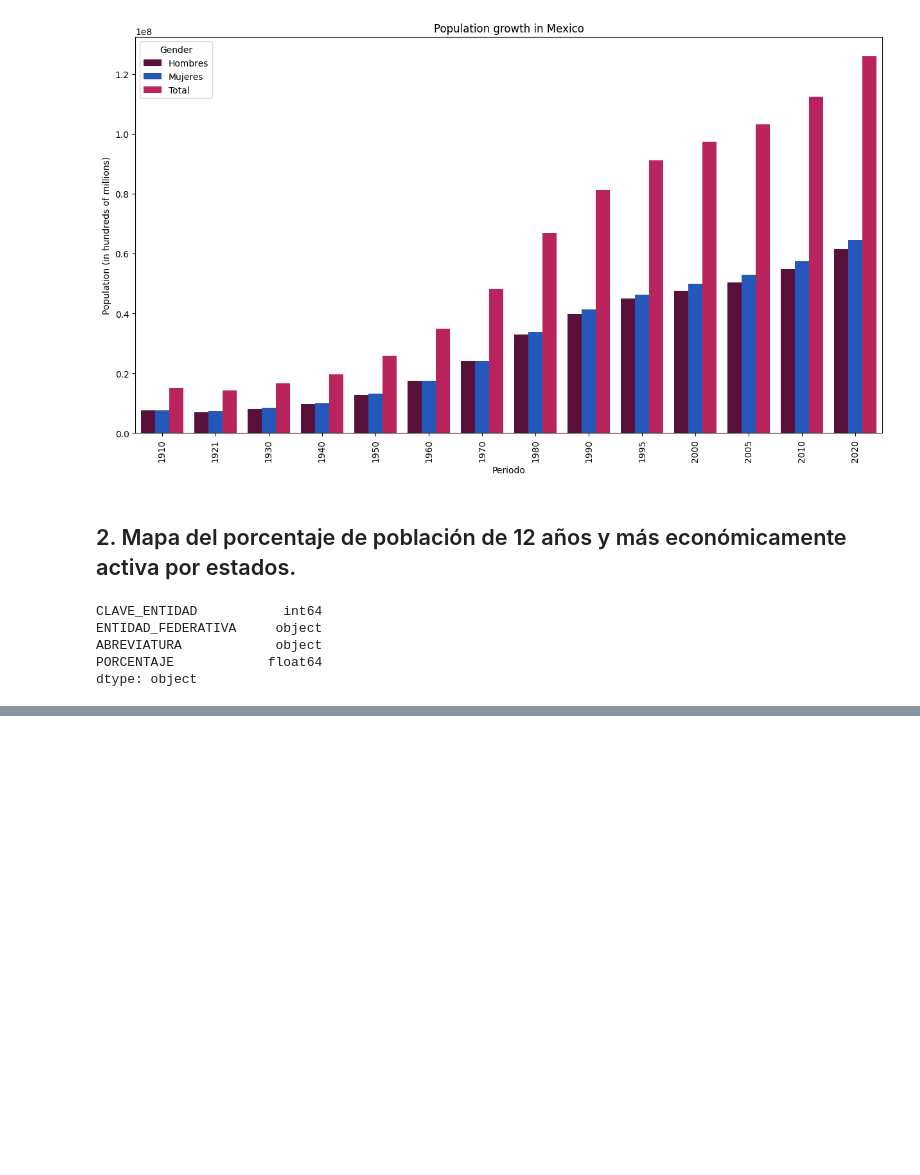
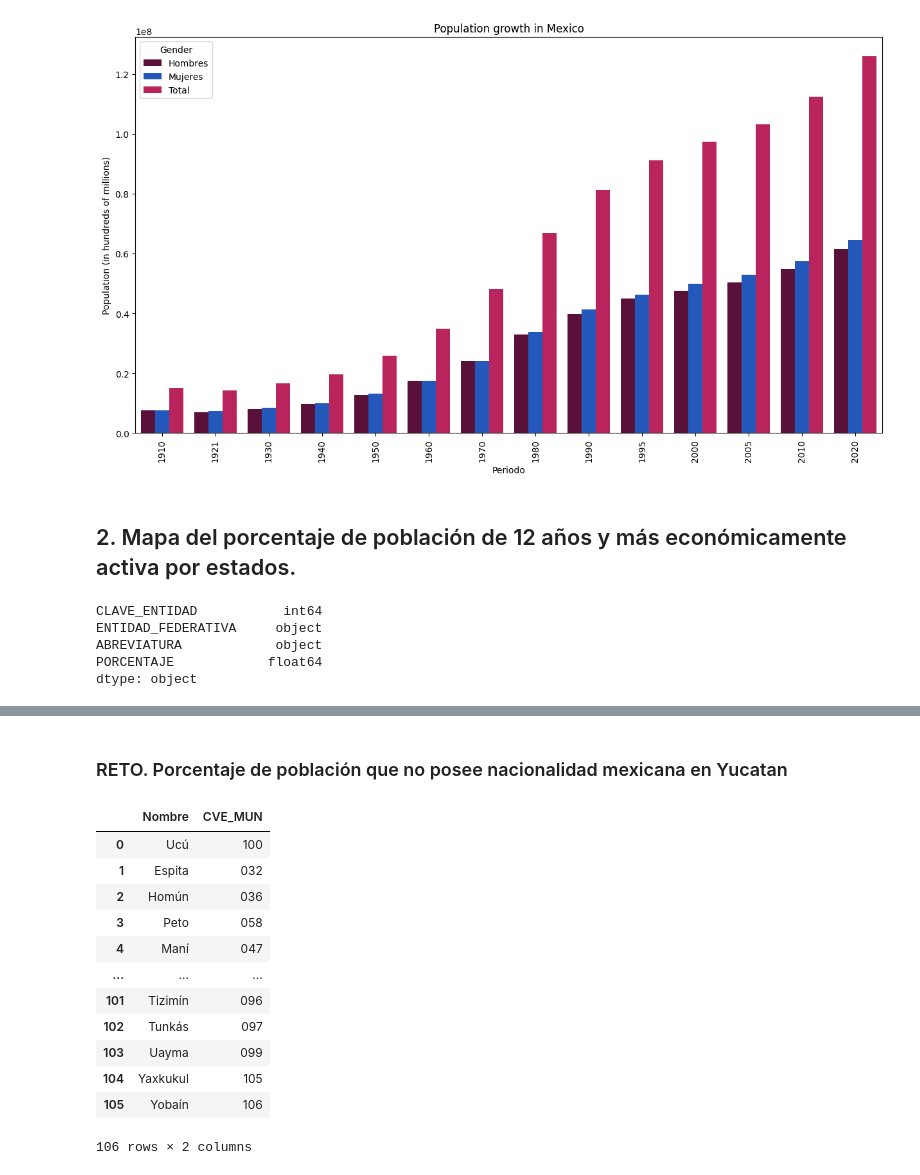
Before and after one commit to EscamillaJuan/CienciaDeDatos, a Jupyter notebook: Proyecto INEGI/CD_14_INEGI_colab.ipynb, the cells around one changed output, grey strips where cells are left out. Saved outputs shown, nothing was run; the diff lists cells and outputs as text; code cells hidden in the pictures; blank space fills up the shorter version.

```diff
--- a/Proyecto INEGI/CD_14_INEGI_colab.ipynb
+++ b/Proyecto INEGI/CD_14_INEGI_colab.ipynb
@@ -154,0 +157,13 @@ map
+# %%
+id = []
+porcentaje = []
+for i in range(1,33):
+    if i < 10:
+        url = f'https://www.inegi.org.mx/app/api/indicadores/desarrolladores/jsonxml/INDICATOR/3108001001/es/0700000{i}/true/BISE/2.0/{TOKEN}?type=json'
+    else:
+        url = f'https://www.inegi.org.mx/app/api/indicadores/desarrolladores/jsonxml/INDICATOR/3108001001/es/070000{i}/true/BISE/2.0/{TOKEN}?type=json'
+    respuesta = requests.get(url)
+    if respuesta.status_code == 200:
+        contenido = json.loads(respuesta.content)
+    porcentaje.append(contenido['Series'][0]['OBSERVATIONS'][0]['OBS_VALUE'])
+    id.append(i)
@@ -154,0 +189,2 @@ map
+# %% [markdown]
+### RETO. Porcentaje de población que no posee nacionalidad mexicana en Yucatan
@@ -154,0 +207,27 @@ map
+# %%
+with open('datos/geo_yuc.json', 'r', encoding='utf-8') as file:
+    geo_data = json.load(file)
+municipios = []
+
+for municipio in geo_data['features']:
+    data = {
+        'Nombre': municipio['properties']['NOMGEO'],
+        'CVE_MUN': municipio['properties']['CVE_MUN']
+        }
+    municipios.append(data)
+df_municipios = pd.DataFrame(municipios)
+df_municipios
+# %% [output]
+|  | Nombre | CVE_MUN |
+| 0 | Ucú | 100 |
+| 1 | Espita | 032 |
+| 2 | Homún | 036 |
+| 3 | Peto | 058 |
+| 4 | Maní | 047 |
+| ... | ... | ... |
+| 101 | Tizimín | 096 |
+| 102 | Tunkás | 097 |
+| 103 | Uayma | 099 |
+| 104 | Yaxkukul | 105 |
+| 105 | Yobaín | 106 |
+106 rows × 2 columns
```
Also changed, not shown: parts of 11 cells of this notebook.
